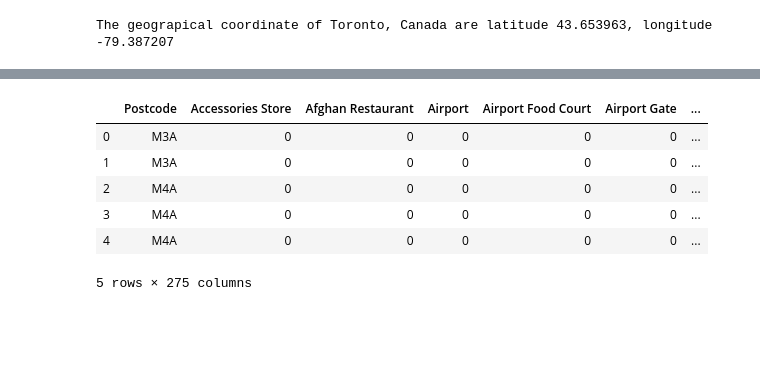
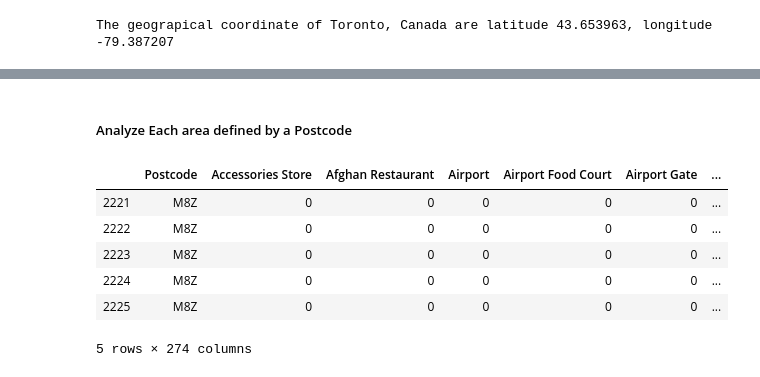
Before and after one commit to cantones1/Coursera_Capstone, a Jupyter notebook: Toronto clustering.ipynb, the cells around one changed output, grey strips where cells are left out. Saved outputs shown, nothing was run; the diff lists cells and outputs as text; code cells hidden in the pictures; blank space fills up the shorter version.

```diff
--- a/Toronto clustering.ipynb
+++ b/Toronto clustering.ipynb
@@ -28,7 +31,0 @@ df_wiki=pd.read_html('https://en.wikipedia.org/w/index.php?title=List_of_postal_
-# %%
-df_wiki=df_wiki[df_wiki['Borough'].str.find("Not assigned")==-1]
-df_wiki.reset_index(inplace=True, drop=True)
-df_wiki.rename(columns={'Neighbourhood':'Neighborhood'}, inplace=True)
-df_wiki['Latitude']=pd.Series(dtype=float)
-df_wiki['Longitude']=pd.Series(dtype=float)
-df_wiki.head(1)
@@ -40,5 +42,7 @@ df_wiki.head(1)
 # %%
 df_wiki_gs=df_wiki.copy()
+df_wiki_gs['Latitude']=pd.Series(dtype=float)
+df_wiki_gs['Longitude']=pd.Series(dtype=float)
 for i in range(0,df_wiki_gs.shape[0]):
     if df_wiki_gs.iloc[i,2].find('Not assigned')!=-1:
         df_wiki_gs.iloc[i,2]=df_wiki.iloc[i,1]
@@ -51,3 +55,6 @@ for i in range(0,df_wiki_gs.shape[0]):
         df_wiki_gs.iloc[k,2]=df_wiki_gs.iloc[k,2]+', '+df_wiki_gs.iloc[i+1,2]
         df_wiki_gs.iloc[i+1,2]='Delete'
         i=i+1
+
+df_wiki_gs=df_wiki_gs[~df_wiki_gs['Neighborhood'].str.contains('Delete', regex=False)]
+df_wiki_gs.reset_index(inplace=True, drop=True)
@@ -162,20 +195,22 @@ print(toronto_venues.shape)
+# %% [markdown]
+##### Analyze Each area defined by a Postcode
 # %%
 # one hot encoding
 toronto_onehot = pd.get_dummies(toronto_venues[['Venue Category']], prefix="", prefix_sep="")
 
 # add neighborhood column back to dataframe
 toronto_onehot['Postcode'] = toronto_venues['Postcode']
 
 # move neighborhood column to the first column
 fixed_columns = [toronto_onehot.columns[-1]] + list(toronto_onehot.columns[:-1])
 toronto_onehot = toronto_onehot[fixed_columns]
 
-toronto_onehot.head()
+toronto_onehot.tail()
 # %% [output]
 |  | Postcode | Accessories Store | Afghan Restaurant | Airport | Airport Food Court | Airport Gate | ... |
-| 0 | M3A | 0 | 0 | 0 | 0 | 0 | ... |
-| 1 | M3A | 0 | 0 | 0 | 0 | 0 | ... |
-| 2 | M4A | 0 | 0 | 0 | 0 | 0 | ... |
-| 3 | M4A | 0 | 0 | 0 | 0 | 0 | ... |
-| 4 | M4A | 0 | 0 | 0 | 0 | 0 | ... |
+| 2221 | M8Z | 0 | 0 | 0 | 0 | 0 | ... |
+| 2222 | M8Z | 0 | 0 | 0 | 0 | 0 | ... |
+| 2223 | M8Z | 0 | 0 | 0 | 0 | 0 | ... |
+| 2224 | M8Z | 0 | 0 | 0 | 0 | 0 | ... |
+| 2225 | M8Z | 0 | 0 | 0 | 0 | 0 | ... |
-5 rows × 275 columns
+5 rows × 274 columns
```
Also changed, not shown: parts of 40 cells of this notebook.
